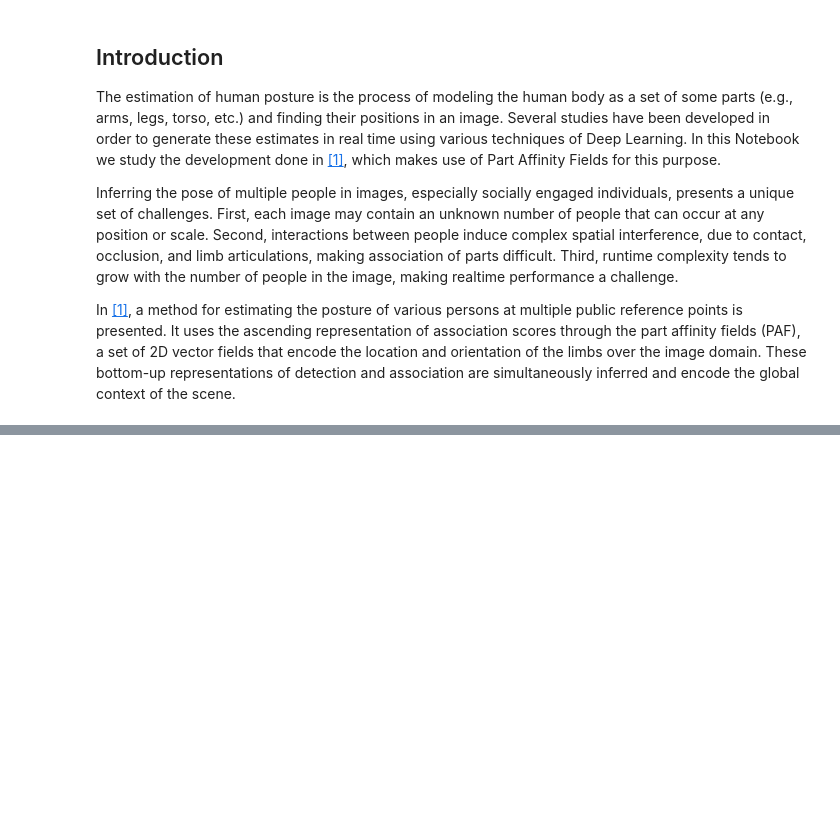
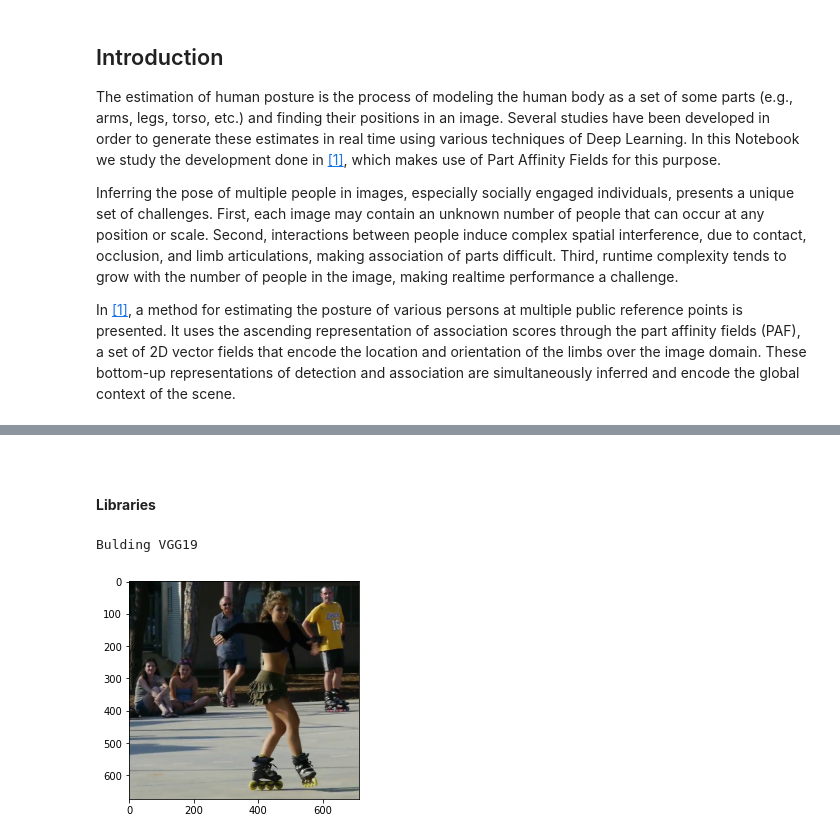
Before and after one commit to Johansmm/RT-multiperson-pose-pytorch, a Jupyter notebook: Code_description.ipynb, the cells around one changed output, grey strips where cells are left out. Cells and saved outputs as stored; diff of their text form; code cells hidden in the pictures; blank space fills up the shorter version.

Commit message:
ImagenesImpresas

```diff
--- a/Code_description.ipynb
+++ b/Code_description.ipynb
@@ -76,0 +60,4 @@ RuntimeError: The NVIDIA driver on your system is too old (found version 10010).
+# %% [markdown]
+##
+# %% [markdown]
+**Libraries**
@@ -76,0 +93,31 @@ RuntimeError: The NVIDIA driver on your system is too old (found version 10010).
+# %%
+parser = argparse.ArgumentParser()
+parser.add_argument('--cfg', help='experiment configure file name',
+                    default='./experiments/vgg19_368x368_sgd.yaml', type=str)
+parser.add_argument('--weight', type=str,
+                    default='pose_model.pth')
+parser.add_argument('opts',
+                    help="Modify config options using the command-line",
+                    default=None,
+                    nargs=argparse.REMAINDER)
+args = parser.parse_args()
+
+# update config file
+update_config(cfg, args)
+# %%
+model = get_model('vgg19')
+model.load_state_dict(torch.load(args.weight))
+model = torch.nn.DataParallel(model).cuda()
+model.float()
+model.eval()
+
+test_image = './readme/ski.jpg'
+oriImg = cv2.imread(test_image) # B,G,R order
+shape_dst = np.min(oriImg.shape[0:2])
+
+destRGB = cv2.cvtColor(oriImg, cv2.COLOR_BGR2RGB)
+imgplot = plt.imshow(destRGB)
+plt.show()
+# %% [output]
+Bulding VGG19
+[figure, added]
```
Also changed, not shown: parts of 6 cells of this notebook.
